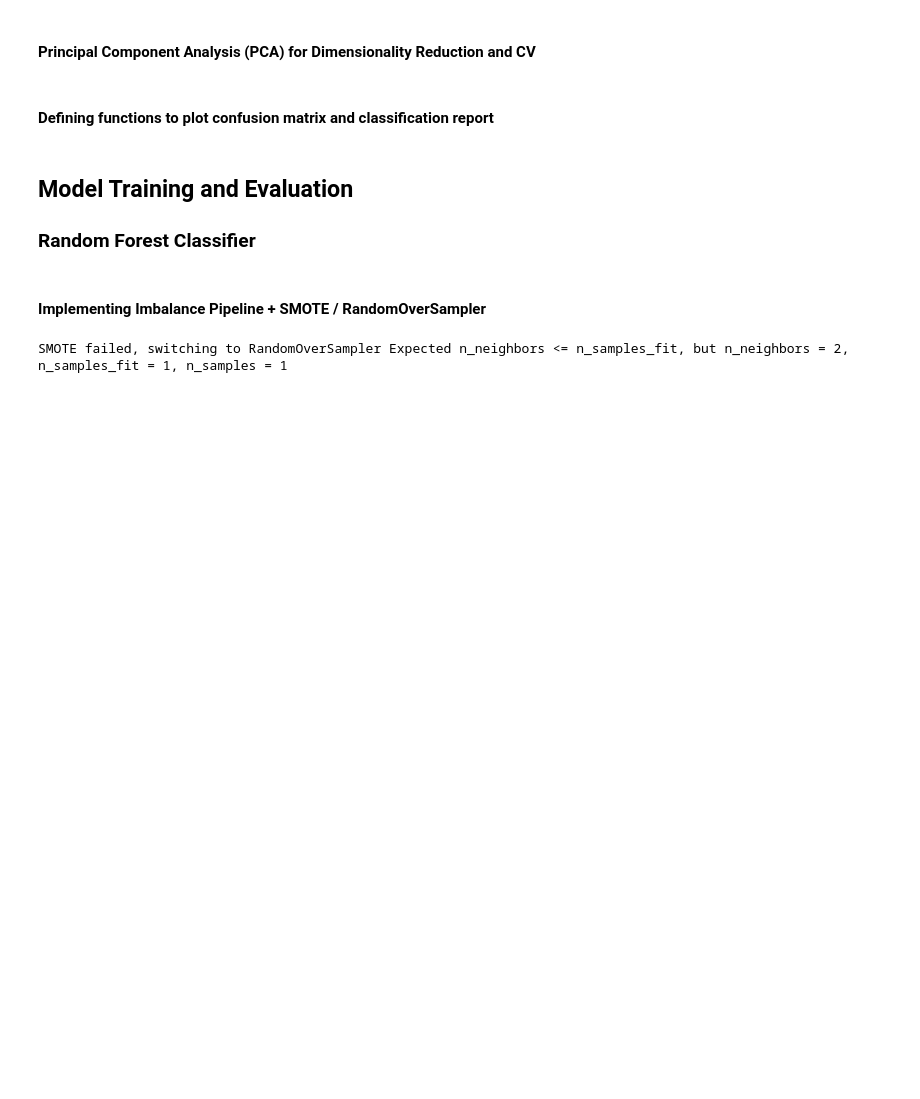
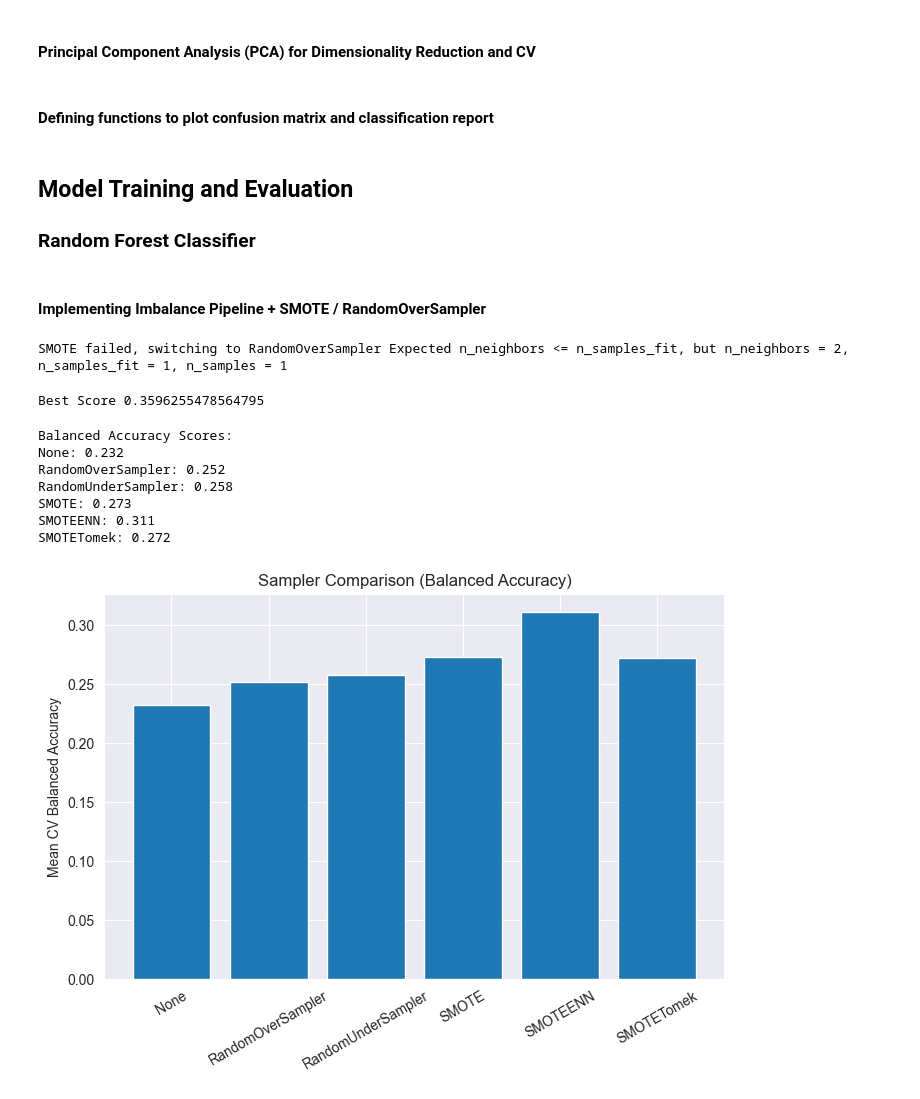
Before and after one commit to gps-stellar/Supervised-Classification-Regression, a Jupyter notebook: Winer-Recognition-Classification/Wine_Recognition_Classification.ipynb, the cells around one changed output. Cells and saved outputs as stored; diff of their text form; code cells hidden in the pictures; blank space fills up the shorter version.

```diff
--- a/Winer-Recognition-Classification/Wine_Recognition_Classification.ipynb
+++ b/Winer-Recognition-Classification/Wine_Recognition_Classification.ipynb
@@ -249,3 +248,52 @@ except ValueError as e:
     rf_smote_ros.fit(X_train, y_train)
 # %% [output]
 SMOTE failed, switching to RandomOverSampler Expected n_neighbors <= n_samples_fit, but n_neighbors = 2, n_samples_fit = 1, n_samples = 1
+# %%
+print("Best Score", rf_smote_ros.best_score_)
+# %% [output]
+Best Score 0.3596255478564795
+# %%
+# Define samplers to test
+samplers = {
+    "None": None,
+    "RandomOverSampler": RandomOverSampler(random_state=0),
+    "RandomUnderSampler": RandomUnderSampler(random_state=0),
+    "SMOTE": SMOTE(k_neighbors=1, random_state=0),
+    "SMOTEENN": SMOTEENN(smote=SMOTE(k_neighbors=1, random_state=0),random_state=0),
+    "SMOTETomek": SMOTETomek(smote=SMOTE(k_neighbors=1,random_state=0),random_state=0),
+}
+
+results = {}
+
+# Evaluate each sampler with cross-validation
+for name, sampler in samplers.items():
+    steps = [('scaler', StandardScaler())]
+    if sampler is not None:
+        steps.append(('sampler', sampler))
+    steps.append(('classifier', RandomForestClassifier(random_state=0)))
+
+    pipeline = ImbPipeline(steps)
+    scores = cross_val_score(pipeline, X, y, cv=5, scoring='balanced_accuracy')
+    results[name] = scores.mean()
+
+# Show results
+print("Balanced Accuracy Scores:")
+for k, v in results.items():
+    print(f"{k}: {v:.3f}")
+
+# Plot results
+plt.figure(figsize=(8,5))
+plt.bar(results.keys(), results.values())
+plt.title("Sampler Comparison (Balanced Accuracy)")
+plt.ylabel("Mean CV Balanced Accuracy")
+plt.xticks(rotation=30)
+plt.show()
+# %% [output]
+Balanced Accuracy Scores:
+None: 0.232
+RandomOverSampler: 0.252
+RandomUnderSampler: 0.258
+SMOTE: 0.273
+SMOTEENN: 0.311
+SMOTETomek: 0.272
+[figure, added]
```
Also changed, not shown: parts of 3 cells of this notebook.
